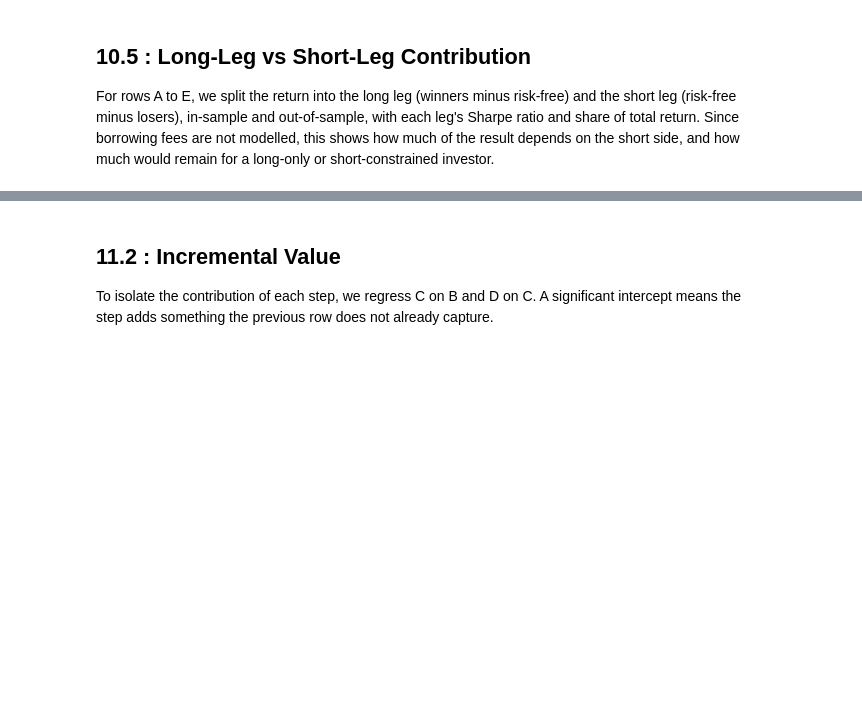
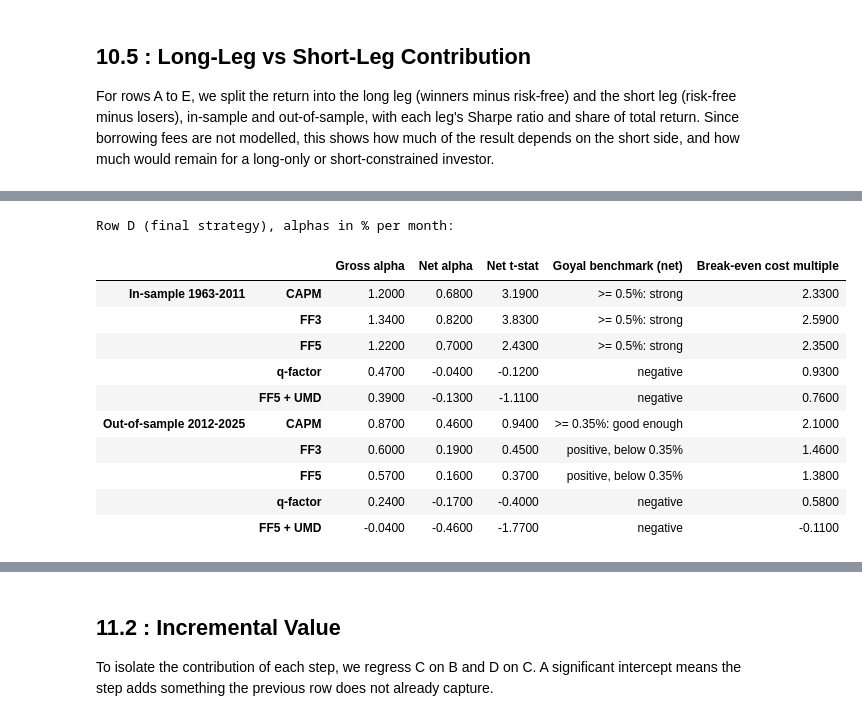
Before and after one commit to olol2/AppliedInvestments, a Jupyter notebook: Momentum_Robust_Notebook.ipynb, the cells around one changed output, grey strips where cells are left out. Cells and saved outputs as stored; diff of their text form; code cells hidden in the pictures; blank space fills up the shorter version.

```diff
--- a/Momentum_Robust_Notebook.ipynb
+++ b/Momentum_Robust_Notebook.ipynb
@@ -2435,0 +2691,39 @@ t-statistics use Newey-West standard errors with 6 lags. Following Harvey, Liu &
+# %%
+# 11.1b Final strategy (row D) against Prof. Goyal's benchmarks, and break-even costs.
+# Break-even multiple: how many times our estimated costs could be multiplied before the net alpha reaches 0.
+# Since net = gross - costs, alpha_net(k) = alpha_gross - k x alpha_costs, so k* = alpha_gross / alpha_costs.
+final = CASCADE["D: + swap rule + buffer (final)"]
+cost_final = final["costs"]["total_cost"].reindex(final["gross"].index).fillna(0)
+
+def verdict(a):
+    if a > 1.5:  return "> 1.5%: suspicious, check"
+    if a >= 0.5: return ">= 0.5%: strong"
+    if a >= 0.35: return ">= 0.35%: good enough"
+    if a > 0:    return "positive, below 0.35%"
+    return "negative"
+
+rows_b = {}
+for period, (start, end) in PERIODS_11.items():
+    for model in ["CAPM", "FF3", "FF5", "q-factor", "FF5 + UMD"]:
+        a_g, _, _ = factor_alpha(final["gross"], model, start, end)
+        a_n, t_n, _ = factor_alpha(final["net"], model, start, end)
+        a_c, _, _ = factor_alpha(cost_final, model, start, end)
+        rows_b[(period, model)] = {"Gross alpha": a_g, "Net alpha": a_n, "Net t-stat": t_n,
+                                   "Goyal benchmark (net)": verdict(a_n),
+                                   "Break-even cost multiple": a_g / a_c if a_c > 0 else np.nan}
+bench = pd.DataFrame.from_dict(rows_b, orient="index")
+print("Row D (final strategy), alphas in % per month:")
+display(bench.round(2))
+# %% [output]
+Row D (final strategy), alphas in % per month:
+|  |  | Gross alpha | Net alpha | Net t-stat | Goyal benchmark (net) | Break-even cost multiple |
+| In-sample 1963-2011 | CAPM | 1.2000 | 0.6800 | 3.1900 | >= 0.5%: strong | 2.3300 |
+|  | FF3 | 1.3400 | 0.8200 | 3.8300 | >= 0.5%: strong | 2.5900 |
+|  | FF5 | 1.2200 | 0.7000 | 2.4300 | >= 0.5%: strong | 2.3500 |
+|  | q-factor | 0.4700 | -0.0400 | -0.1200 | negative | 0.9300 |
+|  | FF5 + UMD | 0.3900 | -0.1300 | -1.1100 | negative | 0.7600 |
+| Out-of-sample 2012-2025 | CAPM | 0.8700 | 0.4600 | 0.9400 | >= 0.35%: good enough | 2.1000 |
+|  | FF3 | 0.6000 | 0.1900 | 0.4500 | positive, below 0.35% | 1.4600 |
+|  | FF5 | 0.5700 | 0.1600 | 0.3700 | positive, below 0.35% | 1.3800 |
+|  | q-factor | 0.2400 | -0.1700 | -0.4000 | negative | 0.5800 |
+|  | FF5 + UMD | -0.0400 | -0.4600 | -1.7700 | negative | -0.1100 |
```
Also changed, not shown: parts of 31 cells of this notebook, 3 other files.
